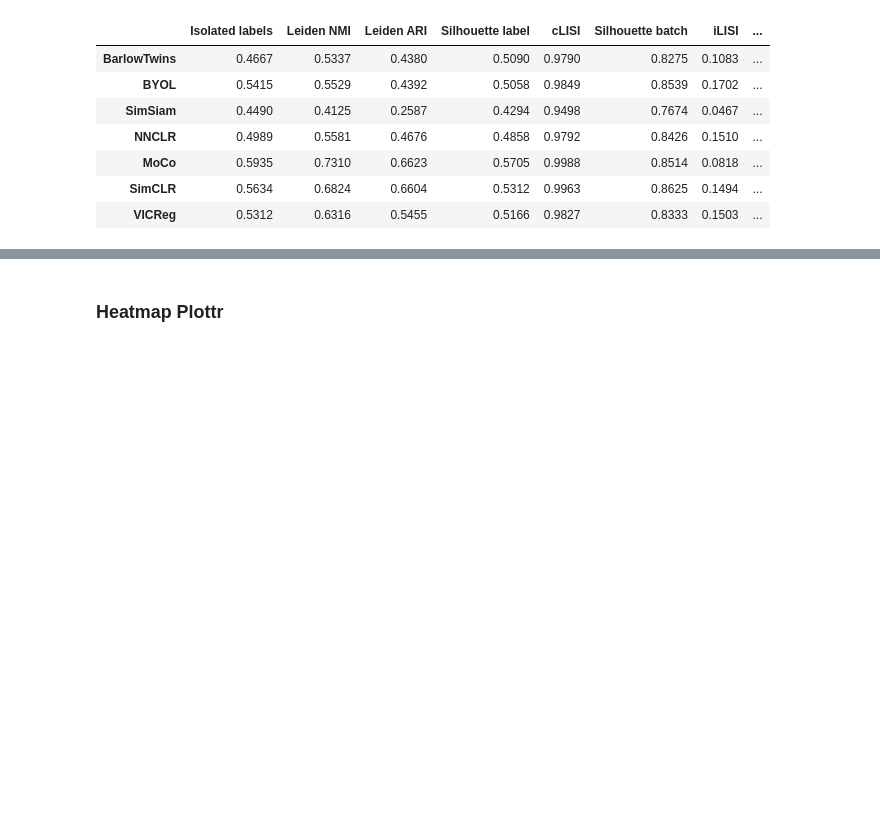
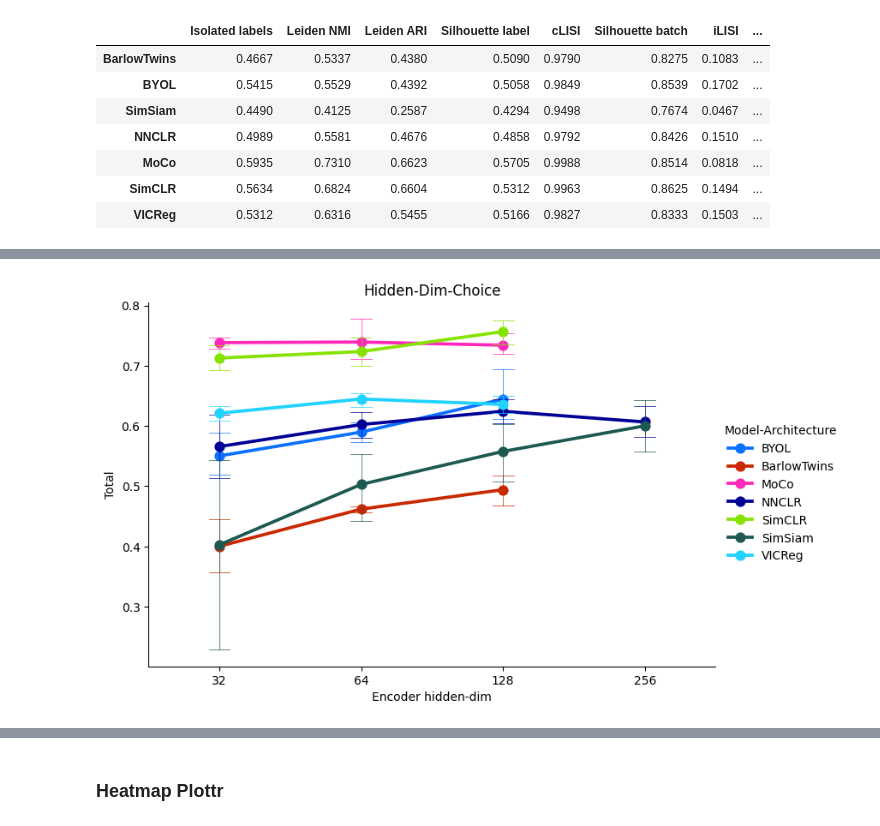
Before and after one commit to OlgaOvcharenko/scAugmentBench, a Jupyter notebook: debug.ipynb, the cells around one changed output, grey strips where cells are left out. Cells and saved outputs as stored; diff of their text form; code cells hidden in the pictures; blank space fills up the shorter version.

```diff
--- a/debug.ipynb
+++ b/debug.ipynb
@@ -222,0 +208,96 @@ The `errwidth` parameter is deprecated. And will be removed in v0.15.0. Pass `er
+# %%
+import os
+import pandas as pd
+import seaborn as sns
+import numpy as np
+import matplotlib.pyplot as plt
+
+from evaluator import *
+
+
+def get_bigger_table(project_root = "/local/home/tomap/scAugmentBench", dirname = "architecture-ablation",
+                 dname = "ImmHuman",):
+    root = os.path.join(project_root, dirname, dname)
+    model_names = os.listdir(root)
+    if os.path.exists(os.path.join(root, "final_collected.csv")):
+            os.remove(os.path.join(root, "final_collected.csv"))
+
+    ls = []
+    augnames = []
+    for mname in model_names:
+        tmp = os.path.join(project_root, dirname, dname, mname)
+
+        if os.path.exists(os.path.join(tmp, "mean_result_collected.csv")):
+            os.remove(os.path.join(tmp, "mean_result_collected.csv"))
+        if os.path.exists(os.path.join(tmp, "std_result_collected.csv")):
+            os.remove(os.path.join(tmp, "std_result_collected.csv"))
+
+        n_seeds = [len(os.listdir(os.path.join(tmp, param_config))) for param_config in os.listdir(os.path.join(tmp))]
+        print(f"Min num seeds: {min(n_seeds)}.\nMax num seeds: {max(n_seeds)}.")
+
+        # get mean and std per parameter-config:
+        for param in os.listdir(tmp):
+            if "mean_result.csv" in os.listdir(os.path.join(tmp, param)):
+                os.remove(os.path.join(tmp, param, "mean_result.csv"))
+            if "std_result.csv" in os.listdir(os.path.join(tmp, param)):
+                os.remove(os.path.join(tmp, param, "std_result.csv"))
+            seeds = os.listdir(os.path.join(tmp, param))
+            metrics = [pd.read_csv(os.path.join(tmp, param, seed, "evaluation_metrics.csv")) for seed in seeds]
+
+            for i in range(len(metrics)):
+                metrics[i]['Model-Architecture'] = mname
+                metrics[i]['hidden_dim'] = int(param.split("-")[0])
+                if len(param.split("-")) > 1:
+                    metrics[i]['hidden_dim2'] = int(param.split("-")[1])
+            df = pd.DataFrame(pd.concat(metrics).round(4))#, columns=[seed for seed in os.listdir(os.path.join(tmp, param))])
+            ls.append(df)
+    return pd.concat(ls)
+
+def plot_bigger_table_dim_total(collected_df, key="Batch correction", key_x="hidden_dim", x_label="alpha", palette=None, categories=None):
+    tmp = collected_df.copy()
+    collected_df_scaled = scale_table(tmp.drop(columns=[key_x, 'Model-Architecture']))
+    collected_df_scaled[key_x] = collected_df[key_x]
+    collected_df_scaled['Model-Architecture'] = collected_df['Model-Architecture']
+
+    plt.clf()
+    #ax = sns.catplot(x="alpha", y=key, hue="Model-Architecture", kind="point", capsize=.15, data=collected_df, aspect=1.5, errwidth=0.5,).set(title=f'{name} augmentation')
+    ax = sns.catplot(x=key_x, y=key, hue="Model-Architecture", kind="point", capsize=.15, data=collected_df_scaled, aspect=1.5, errwidth=0.5,palette=palette, hue_order=categories).set(title=f'Hidden-Dim-Choice', xlabel=x_label)
+    ax.savefig(f"/local/home/tomap/output/hidden-dim-ablation-{key}.png")
+    ax.savefig(f"/local/home/tomap/output/hidden-dim-ablation-{key}.svg")
+    return ax
+
+
+def plot_bigger_table_scatter(collected_df, name):
+    tmp = collected_df.copy()
+    collected_df_scaled = scale_table(tmp.drop(columns=['alpha', 'Model-Architecture']))
+    collected_df_scaled['alpha'] = collected_df['alpha']
+    collected_df_scaled['Model-Architecture'] = collected_df['Model-Architecture']
+
+    ax = sns.scatterplot(data=collected_df, x="Batch correction", y="Bio conservation", hue="alpha", style="Model-Architecture",)
+    ax.set(title=f'{name} augmentation')
+    ax.legend(loc='center left', bbox_to_anchor=(1, 0.5), ncol=1)
+    ax.savefig(f"/local/home/tomap/output/{name}-alphas-scatter.png")
+
+df = get_bigger_table(dirname="dimension-ablation-vol2",
+                               dname="ImmHuman")
+
+
+import glasbey
+labels = np.unique(np.array(df["Model-Architecture"]))
+categories=labels
+#palette = sns.color_palette("tab10",len(labels))
+palette = glasbey.create_palette(palette_size=len(labels), colorblind_safe=True, cvd_severity=50)
+print(palette)
+label_colors = dict(zip(labels, palette))
+
+"""
+df = df[~pd.isna(df['hidden_dim2'])]
+df = df[df['hidden_dim']==128]
+df['hidden_dim2'] = df['hidden_dim2'].astype(int)
+"""
+key_x = "hidden_dim"
+
+ax = plot_bigger_table_dim_total(df.loc[(df['hidden_dim'] > 16) & (df['hidden_dim'] <= 256)], key="Bio conservation", key_x=key_x, x_label="Encoder hidden-dim", palette=palette, categories=categories)
+ax = plot_bigger_table_dim_total(df.loc[(df['hidden_dim'] > 16) & (df['hidden_dim'] <= 256)], key="Batch correction", key_x=key_x, x_label="Encoder hidden-dim", palette=palette, categories=categories)
+ax = plot_bigger_table_dim_total(df.loc[(df['hidden_dim'] > 16) & (df['hidden_dim'] <= 256)], key="Total", key_x=key_x, x_label="Encoder hidden-dim", palette=palette, categories=categories)
+# %% [output]
@@ -222,0 +333 @@ The `errwidth` parameter is deprecated. And will be removed in v0.15.0. Pass `er
+[figure, added]
```
Also changed, not shown: parts of 18 cells of this notebook, 7 other files.
